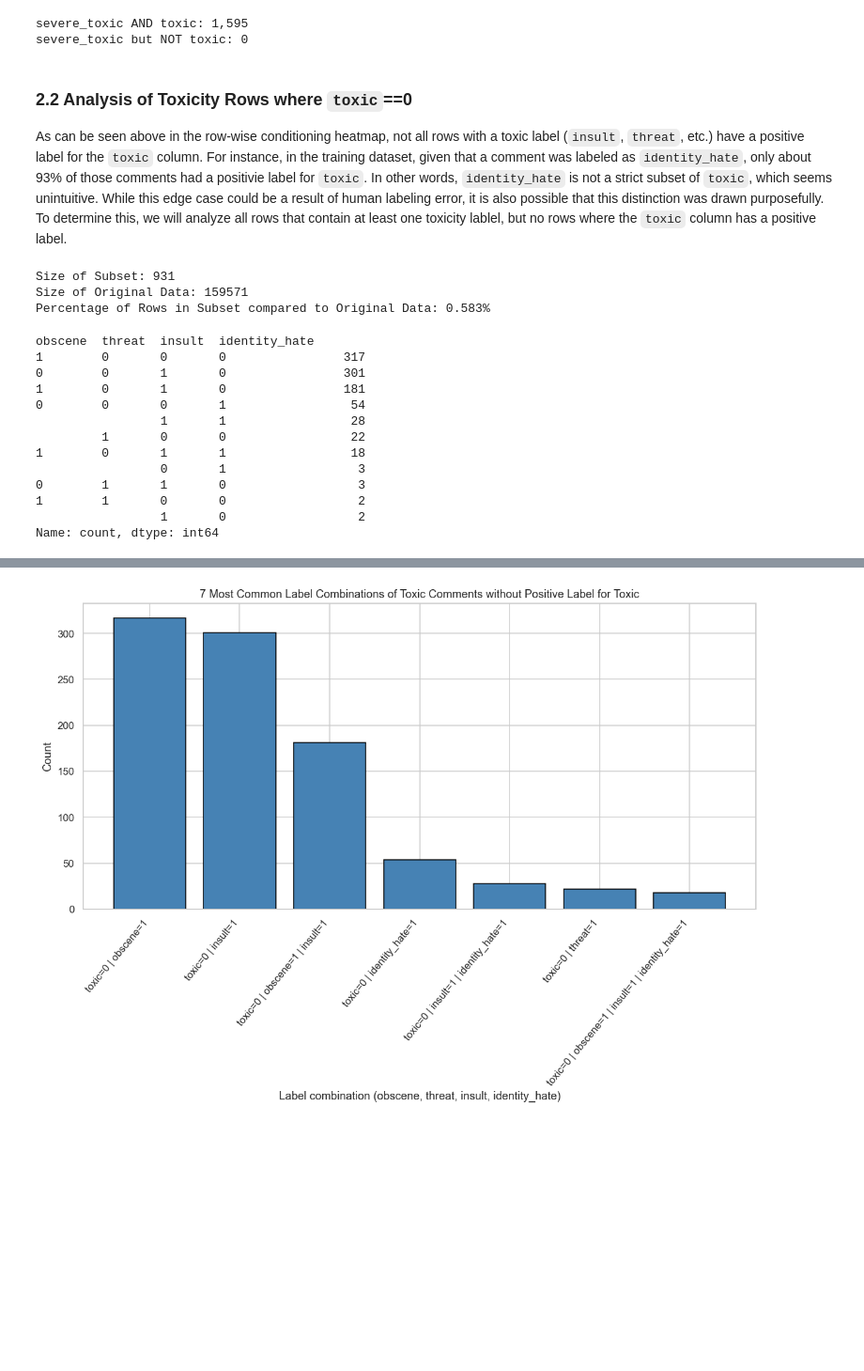
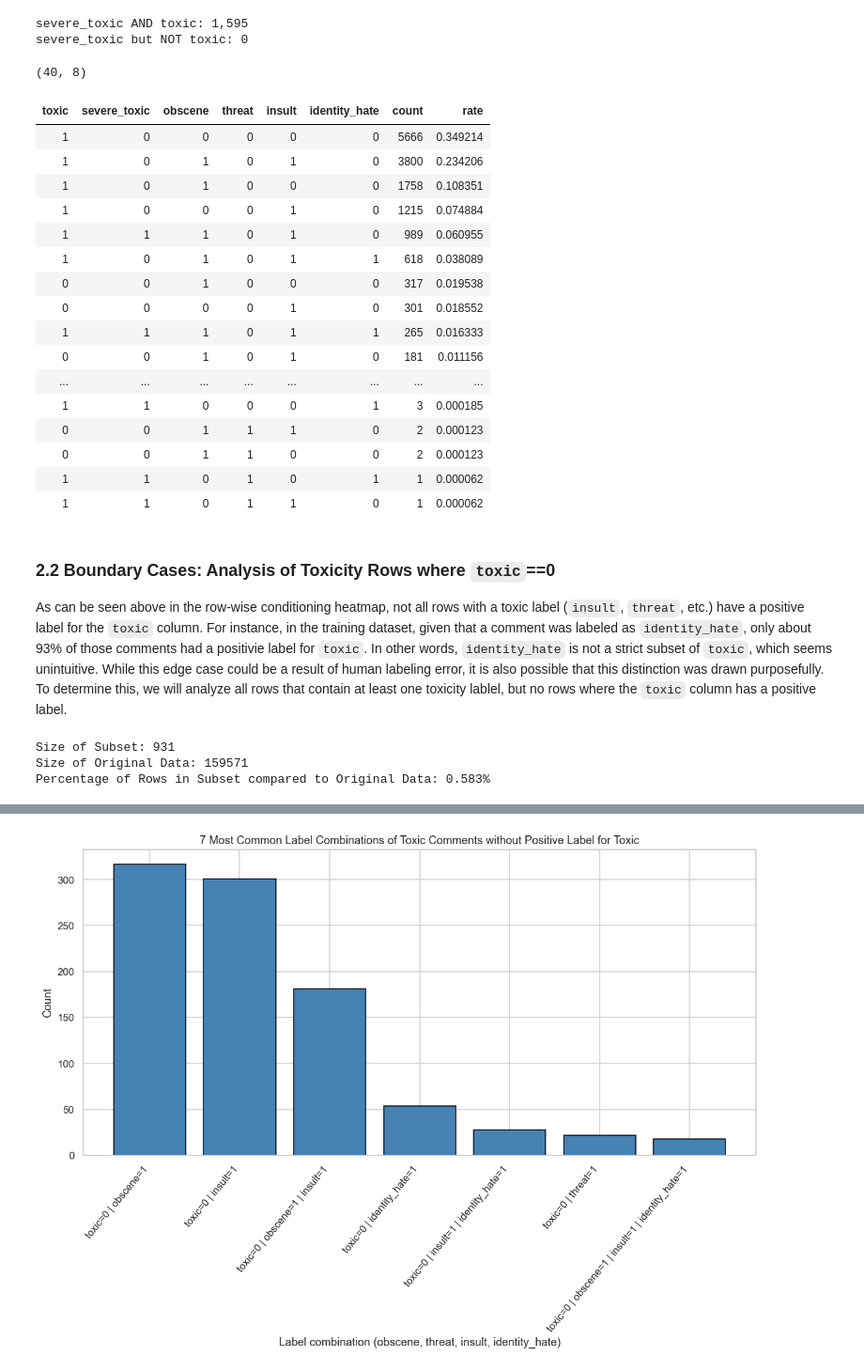
Before and after one commit to danlam-sudo/cmpe258-2026Fall-ToxicCommentDetection, a Jupyter notebook: eda/EDA.ipynb, the cells around one changed output, grey strips where cells are left out. Shown at 94% size. Cells and saved outputs as stored; diff of their text form; code cells hidden in the pictures; blank space fills up the shorter version.

```diff
--- a/eda/EDA.ipynb
+++ b/eda/EDA.ipynb
@@ -258,8 +258,47 @@ print(f"severe_toxic but NOT toxic: {severe_only:,}")
 # %% [output]
 severe_toxic AND toxic: 1,595
 severe_toxic but NOT toxic: 0
+# %%
+# All Combinations and Counts/Rates of Any Toxic Rows
+# Label Combination Frequency Table
+
+toxic_rows = df.loc[df[LABEL_COLS].sum(axis=1) > 0, LABEL_COLS].astype(int)
+
+total_toxic_rows = len(toxic_rows)
+
+label_combo_freq = (
+    toxic_rows
+    .value_counts(sort=True)
+    .rename("count")
+    .reset_index()
+)
+
+label_combo_freq["rate"] = label_combo_freq["count"] / total_toxic_rows
+label_combo_freq = label_combo_freq.sort_values("count", ascending=False).reset_index(drop=True)
+
+print(label_combo_freq.shape)
+display(label_combo_freq.style.hide(axis="index"))
+# %% [output]
+(40, 8)
+| toxic | severe_toxic | obscene | threat | insult | identity_hate | count | rate |
+| 1 | 0 | 0 | 0 | 0 | 0 | 5666 | 0.349214 |
+| 1 | 0 | 1 | 0 | 1 | 0 | 3800 | 0.234206 |
+| 1 | 0 | 1 | 0 | 0 | 0 | 1758 | 0.108351 |
+| 1 | 0 | 0 | 0 | 1 | 0 | 1215 | 0.074884 |
+| 1 | 1 | 1 | 0 | 1 | 0 | 989 | 0.060955 |
+| 1 | 0 | 1 | 0 | 1 | 1 | 618 | 0.038089 |
+| 0 | 0 | 1 | 0 | 0 | 0 | 317 | 0.019538 |
+| 0 | 0 | 0 | 0 | 1 | 0 | 301 | 0.018552 |
+| 1 | 1 | 1 | 0 | 1 | 1 | 265 | 0.016333 |
+| 0 | 0 | 1 | 0 | 1 | 0 | 181 | 0.011156 |
+| ... | ... | ... | ... | ... | ... | ... | ... |
+| 1 | 1 | 0 | 0 | 0 | 1 | 3 | 0.000185 |
+| 0 | 0 | 1 | 1 | 1 | 0 | 2 | 0.000123 |
+| 0 | 0 | 1 | 1 | 0 | 0 | 2 | 0.000123 |
+| 1 | 1 | 0 | 1 | 0 | 1 | 1 | 0.000062 |
+| 1 | 1 | 0 | 1 | 1 | 0 | 1 | 0.000062 |
 # %% [markdown]
-### 2.2 Analysis of Toxicity Rows where `toxic`==0
+### 2.2 Boundary Cases: Analysis of Toxicity Rows where `toxic`==0
 
 As can be seen above in the row-wise conditioning heatmap, not all rows with a toxic label (`insult`, `threat`, etc.) have a positive label for the `toxic` column. For instance, in the training dataset, given that a comment was labeled as `identity_hate`, only about 93% of those comments had a positivie label for `toxic`. In other words, `identity_hate` is not a strict subset of `toxic`, which seems unintuitive. While this edge case could be a result of human labeling error, it is also possible that this distinction was drawn purposefully. To determine this, we will analyze all rows that contain at least one toxicity lablel, but no rows where the `toxic` column has a positive label.
 # %%
@@ -273,21 +312,9 @@ sub_size = len(toxic_var_df)
 print(f"Size of Subset: {sub_size}")
 print(f"Size of Original Data: {og_df_size}")
 print(f"Percentage of Rows in Subset compared to Original Data: {100*sub_size/og_df_size:.3f}%")
-display(toxic_var_df[non_toxic_head_cols].drop(columns="severe_toxic").value_counts())
+# print()
+# display(toxic_var_df[non_toxic_head_cols].drop(columns="severe_toxic").value_counts())
 # %% [output]
 Size of Subset: 931
 Size of Original Data: 159571
 Percentage of Rows in Subset compared to Original Data: 0.583%
-obscene  threat  insult  identity_hate
-1        0       0       0                317
-0        0       1       0                301
-1        0       1       0                181
-0        0       0       1                 54
-                 1       1                 28
-         1       0       0                 22
-1        0       1       1                 18
-                 0       1                  3
-0        1       1       0                  3
-1        1       0       0                  2
-                 1       0                  2
-Name: count, dtype: int64
```
Also changed, not shown: parts of 9 cells of this notebook, 2 other files.
